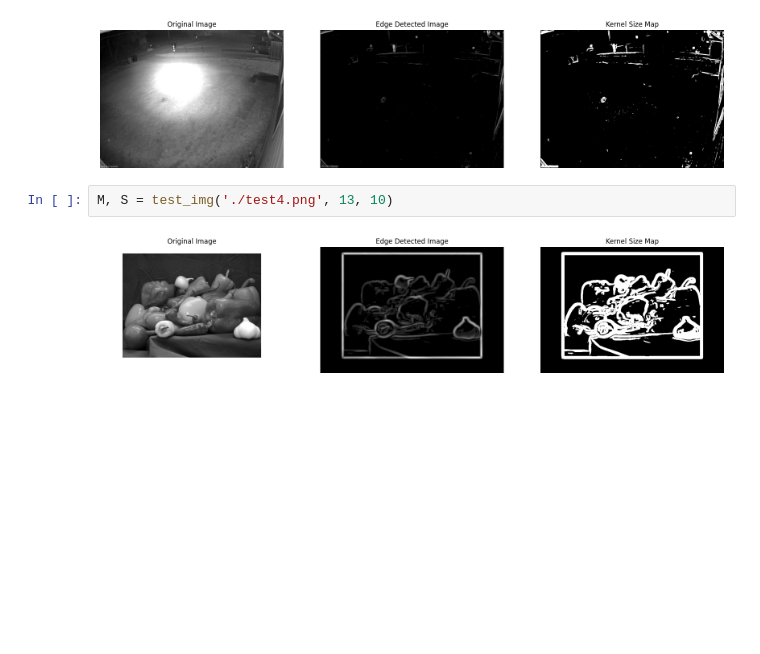
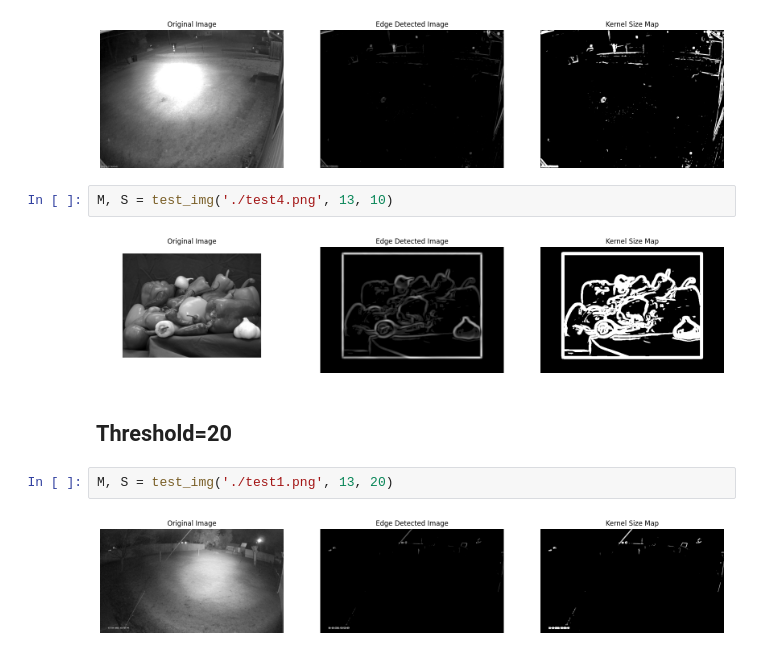
Before and after one commit to alyraafat/Computer-Vision-Assignments, a Jupyter notebook: assignment2/Assignment2.ipynb, the cells around one changed output. Cells and saved outputs as stored; diff of their text form; blank space fills up the shorter version.

Commit message:
feat: add threshold 20

```diff
--- a/assignment2/Assignment2.ipynb
+++ b/assignment2/Assignment2.ipynb
@@ -163,3 +165,9 @@ M, S = test_img('./test3.png', 13, 10)
 M, S = test_img('./test4.png', 13, 10)
 # %% [output]
 [figure]
+# %% [markdown]
+## Threshold=20
+# %%
+M, S = test_img('./test1.png', 13, 20)
+# %% [output]
+[figure, added]
```
Also changed, not shown: parts of 5 cells of this notebook.
